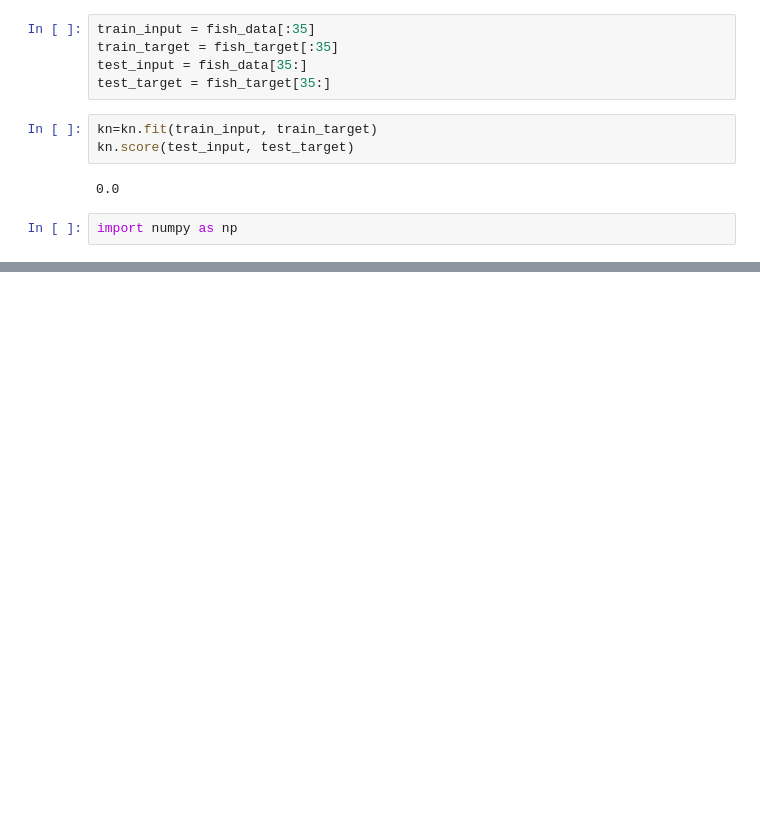
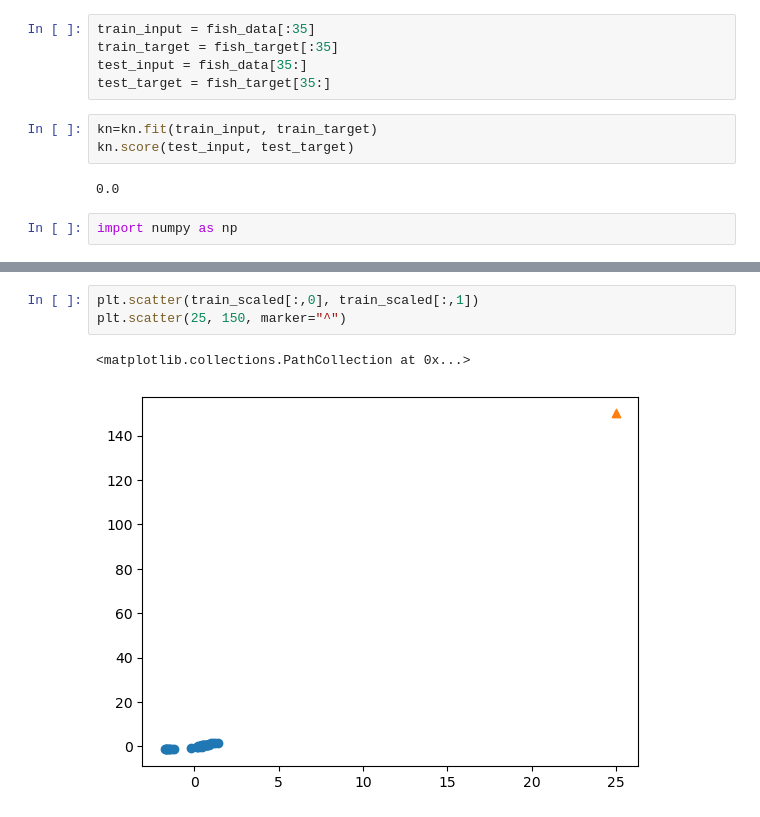
Before and after one commit to vni911/school, a Jupyter notebook: 3-1/self-study/ML,DL/bream_smelt.ipynb, the cells around one changed output, grey strips where cells are left out. Drawn from its saved outputs; the diff is of its cells as text; blank space fills up the shorter version.

```diff
--- a/3-1/self-study/ML,DL/bream_smelt.ipynb
+++ b/3-1/self-study/ML,DL/bream_smelt.ipynb
@@ -113,0 +241,6 @@ import numpy as np
+# %%
+plt.scatter(train_scaled[:,0], train_scaled[:,1])
+plt.scatter(25, 150, marker="^")
+# %% [output]
+<matplotlib.collections.PathCollection at 0x...>
+[figure, added]
```
Also changed, not shown: parts of 38 cells of this notebook, 1 other file.
